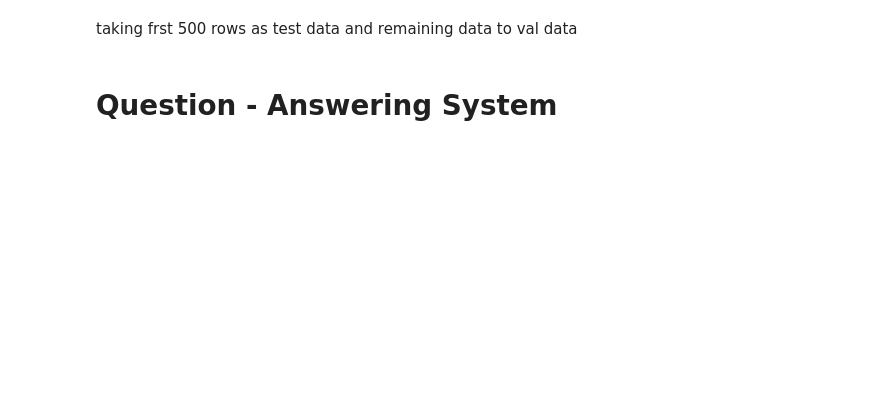
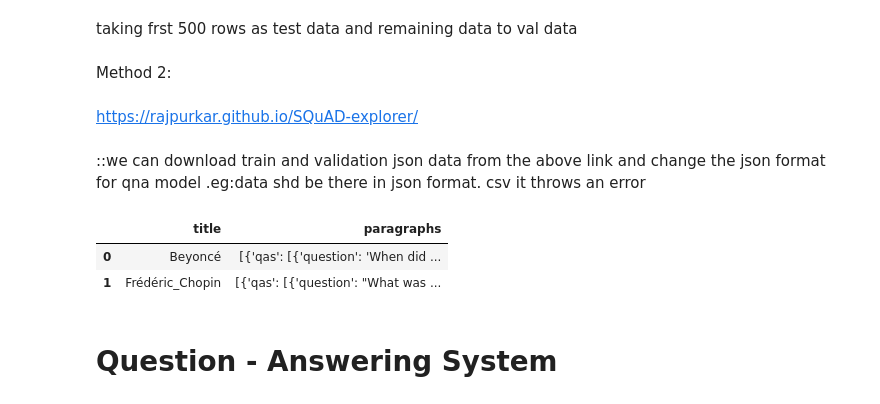
Before and after one commit to krishika-r/question_answer-nlp, a Jupyter notebook: extractive_qna_using_squad_data.ipynb, the cells around one changed output. Saved outputs shown, nothing was run; the diff lists cells and outputs as text; code cells hidden in the pictures; blank space fills up the shorter version.

```diff
--- a/extractive_qna_using_squad_data.ipynb
+++ b/extractive_qna_using_squad_data.ipynb
@@ -92,4 +112,21 @@ with open('squad_data/validation_data_squadv2.json', 'w', encoding='utf-8') as f
     json.dump(val_df_final, f, ensure_ascii=False, indent=4)
+# %% [markdown]
+Method 2:
+# %% [markdown]
+https://rajpurkar.github.io/SQuAD-explorer/
+# %% [markdown]
+::we can download train and validation json data from the above link and change the json format for qna model .eg:data shd be there in json format. csv it throws an error
+# %%
+from pandas import json_normalize
+import json
+data=open('usecase_data/train-v2.0.json')
+raw_df = json.load(data)
+raw_df=json_normalize(raw_df['data'])
+raw_df.head(2)
+# %% [output]
+|  | title | paragraphs |
+| 0 | Beyoncé | [{'qas': [{'question': 'When did ... |
+| 1 | Frédéric_Chopin | [{'qas': [{'question': "What was ... |
 # %% [markdown]
 # Question - Answering System
 # %%
```
Also changed, not shown: parts of 12 cells of this notebook, 2 other files.
